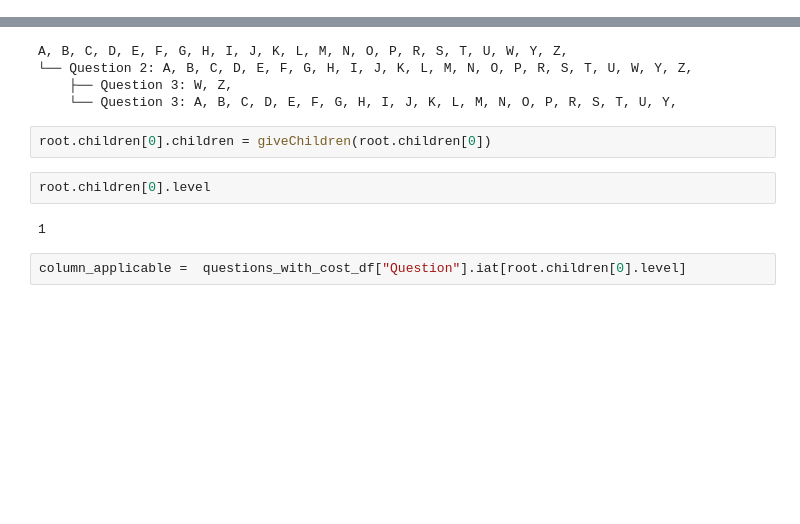
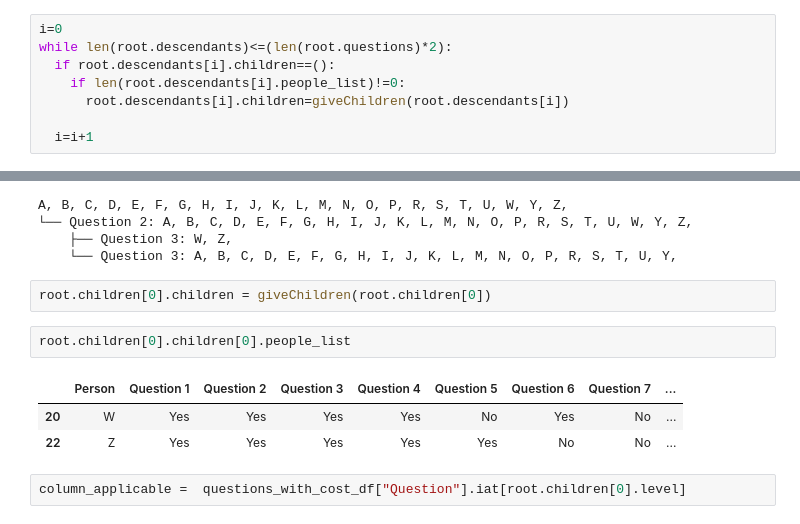
Before and after one commit to zuzannazak/Tangles, a Jupyter notebook: Tangle_playground.ipynb, the cells around one changed output, grey strips where cells are left out. Cells and saved outputs as stored; diff of their text form; blank space fills up the shorter version.

```diff
--- a/Tangle_playground.ipynb
+++ b/Tangle_playground.ipynb
@@ -166,3 +164,11 @@ def giveChildren(the_root):
         child_list.append(childright)
 
   return child_list
+# %%
+i=0
+while len(root.descendants)<=(len(root.questions)*2):
+  if root.descendants[i].children==():
+    if len(root.descendants[i].people_list)!=0:
+      root.descendants[i].children=giveChildren(root.descendants[i])
+
+  i=i+1
@@ -179,9 +191,11 @@ A, B, C, D, E, F, G, H, I, J, K, L, M, N, O, P, R, S, T, U, W, Y, Z,
 # %%
 root.children[0].children = giveChildren(root.children[0])
 # %%
-root.children[0].level
+root.children[0].children[0].people_list
 # %% [output]
-1
+|  | Person | Question 1 | Question 2 | Question 3 | Question 4 | Question 5 | Question 6 | Question 7 | ... |
+| 20 | W | Yes | Yes | Yes | Yes | No | Yes | No | ... |
+| 22 | Z | Yes | Yes | Yes | Yes | Yes | No | No | ... |
 # %%
 column_applicable =  questions_with_cost_df["Question"].iat[root.children[0].level]
 # %%
```
Also changed, not shown: parts of 3 cells of this notebook.
